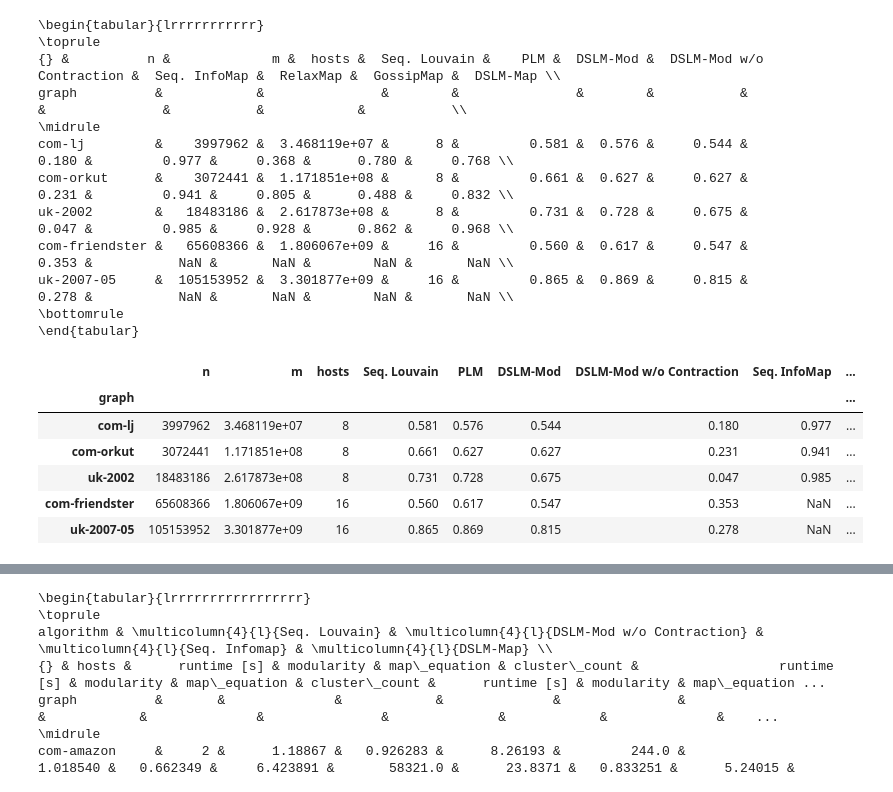
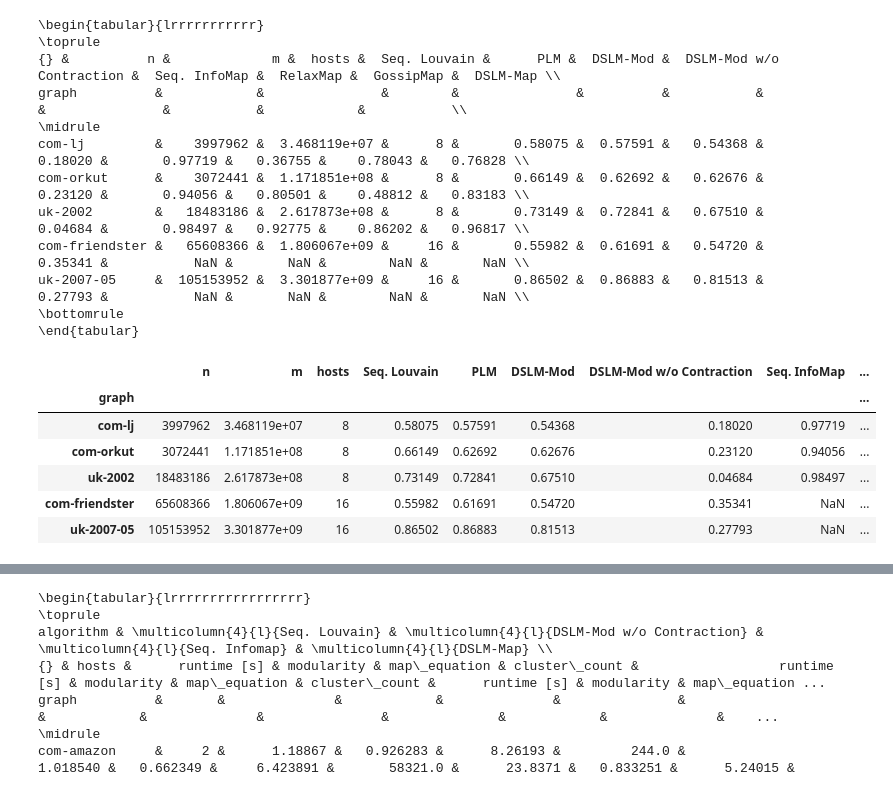
Before and after one commit to kit-algo/distributed_clustering_thrill, a Jupyter notebook: analysis/Paper - Overview Table.ipynb, the cells around one changed output, grey strips where cells are left out. Cells and saved outputs as stored; diff of their text form; code cells hidden in the pictures.

```diff
--- a/analysis/Paper - Overview Table.ipynb
+++ b/analysis/Paper - Overview Table.ipynb
@@ -119,43 +121,43 @@ mapeq_algos = [dlslm_me_label, relax_map_label, gossip_map_label, seq_infomap_la
 data = frames['clustering_comparison'] \
     .merge(frames['clustering'], left_on='base_clustering_id', right_index=True) \
     .merge(frames['algorithm_run'], left_on='algorithm_run_id', right_index=True) \
     .merge(frames['program_run'], left_on='program_run_id', right_index=True) \
     .merge(frames['clustering'], left_on='compare_clustering_id', right_index=True) \
     .merge(frames['algorithm_run'], left_on='algorithm_run_id_y', right_index=True) \
     .loc[lambda x: ((x.algorithm_x == seq_louvain_label) & x.algorithm_y.isin(modularity_algos)) | ((x.algorithm_y == seq_louvain_label) & x.algorithm_x.isin(modularity_algos)) | ((x.algorithm_x == seq_infomap_label) & x.algorithm_y.isin(mapeq_algos)) | ((x.algorithm_y == seq_infomap_label) & x.algorithm_x.isin(mapeq_algos))]
 
 def other_algo(row):
     if row['algorithm_x'] == seq_louvain_label or row['algorithm_x'] == seq_infomap_label:
         return row['algorithm_y']
     return row['algorithm_x']
 
 data['comparison_algo'] = data.apply(other_algo, axis=1)
 
-comparison_data = data.groupby(['graph', 'comparison_algo'])['ARI'].mean().round(3).to_frame() \
+comparison_data = data.groupby(['graph', 'comparison_algo'])['ARI'].mean().round(5).to_frame() \
     .unstack()["ARI"][[seq_louvain_label, plm_label, dlslm_label, dlslm_nc_label, seq_infomap_label, relax_map_label, gossip_map_label, dlslm_me_label]]
 
 res = graph_data.sort_values('m').merge(comparison_data, left_index=True, right_index=True)
 
 # with open("../../dist-thrill-cluster/plots/real_world_runtimes.tex", "w") as file:
 print(res.to_latex())
 res
 # %% [output]
 \begin{tabular}{lrrrrrrrrrrr}
 \toprule
-{} &          n &             m &  hosts &  Seq. Louvain &    PLM &  DSLM-Mod &  DSLM-Mod w/o Contraction &  Seq. InfoMap &  RelaxMap &  GossipMap &  DSLM-Map \\
-graph          &            &               &        &               &        &           &                           &               &           &            &           \\
+{} &          n &             m &  hosts &  Seq. Louvain &      PLM &  DSLM-Mod &  DSLM-Mod w/o Contraction &  Seq. InfoMap &  RelaxMap &  GossipMap &  DSLM-Map \\
+graph          &            &               &        &               &          &           &                           &               &           &            &           \\
 \midrule
-com-lj         &    3997962 &  3.468119e+07 &      8 &         0.581 &  0.576 &     0.544 &                     0.180 &         0.977 &     0.368 &      0.780 &     0.768 \\
-com-orkut      &    3072441 &  1.171851e+08 &      8 &         0.661 &  0.627 &     0.627 &                     0.231 &         0.941 &     0.805 &      0.488 &     0.832 \\
-uk-2002        &   18483186 &  2.617873e+08 &      8 &         0.731 &  0.728 &     0.675 &                     0.047 &         0.985 &     0.928 &      0.862 &     0.968 \\
-com-friendster &   65608366 &  1.806067e+09 &     16 &         0.560 &  0.617 &     0.547 &                     0.353 &           NaN &       NaN &        NaN &       NaN \\
-uk-2007-05     &  105153952 &  3.301877e+09 &     16 &         0.865 &  0.869 &     0.815 &                     0.278 &           NaN &       NaN &        NaN &       NaN \\
+com-lj         &    3997962 &  3.468119e+07 &      8 &       0.58075 &  0.57591 &   0.54368 &                   0.18020 &       0.97719 &   0.36755 &    0.78043 &   0.76828 \\
+com-orkut      &    3072441 &  1.171851e+08 &      8 &       0.66149 &  0.62692 &   0.62676 &                   0.23120 &       0.94056 &   0.80501 &    0.48812 &   0.83183 \\
+uk-2002        &   18483186 &  2.617873e+08 &      8 &       0.73149 &  0.72841 &   0.67510 &                   0.04684 &       0.98497 &   0.92775 &    0.86202 &   0.96817 \\
+com-friendster &   65608366 &  1.806067e+09 &     16 &       0.55982 &  0.61691 &   0.54720 &                   0.35341 &           NaN &       NaN &        NaN &       NaN \\
+uk-2007-05     &  105153952 &  3.301877e+09 &     16 &       0.86502 &  0.86883 &   0.81513 &                   0.27793 &           NaN &       NaN &        NaN &       NaN \\
 \bottomrule
 \end{tabular}
 |  | n | m | hosts | Seq. Louvain | PLM | DSLM-Mod | DSLM-Mod w/o Contraction | Seq. InfoMap | ... |
 | graph |  |  |  |  |  |  |  |  | ... |
-| com-lj | 3997962 | 3.468119e+07 | 8 | 0.581 | 0.576 | 0.544 | 0.180 | 0.977 | ... |
-| com-orkut | 3072441 | 1.171851e+08 | 8 | 0.661 | 0.627 | 0.627 | 0.231 | 0.941 | ... |
-| uk-2002 | 18483186 | 2.617873e+08 | 8 | 0.731 | 0.728 | 0.675 | 0.047 | 0.985 | ... |
-| com-friendster | 65608366 | 1.806067e+09 | 16 | 0.560 | 0.617 | 0.547 | 0.353 | NaN | ... |
-| uk-2007-05 | 105153952 | 3.301877e+09 | 16 | 0.865 | 0.869 | 0.815 | 0.278 | NaN | ... |
+| com-lj | 3997962 | 3.468119e+07 | 8 | 0.58075 | 0.57591 | 0.54368 | 0.18020 | 0.97719 | ... |
+| com-orkut | 3072441 | 1.171851e+08 | 8 | 0.66149 | 0.62692 | 0.62676 | 0.23120 | 0.94056 | ... |
+| uk-2002 | 18483186 | 2.617873e+08 | 8 | 0.73149 | 0.72841 | 0.67510 | 0.04684 | 0.98497 | ... |
+| com-friendster | 65608366 | 1.806067e+09 | 16 | 0.55982 | 0.61691 | 0.54720 | 0.35341 | NaN | ... |
+| uk-2007-05 | 105153952 | 3.301877e+09 | 16 | 0.86502 | 0.86883 | 0.81513 | 0.27793 | NaN | ... |
```
Also changed, not shown: parts of 4 cells of this notebook, 3 other files.
